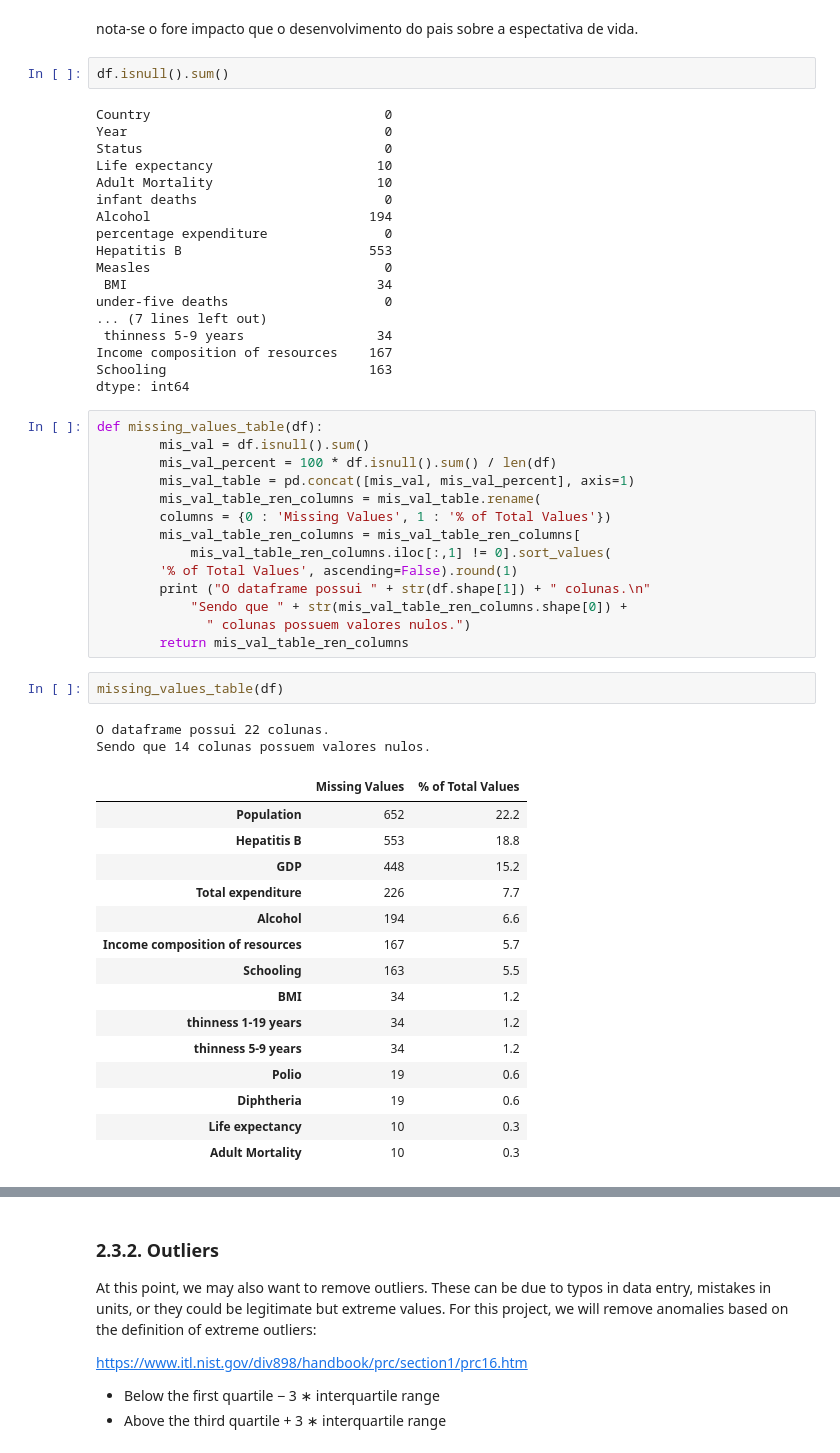
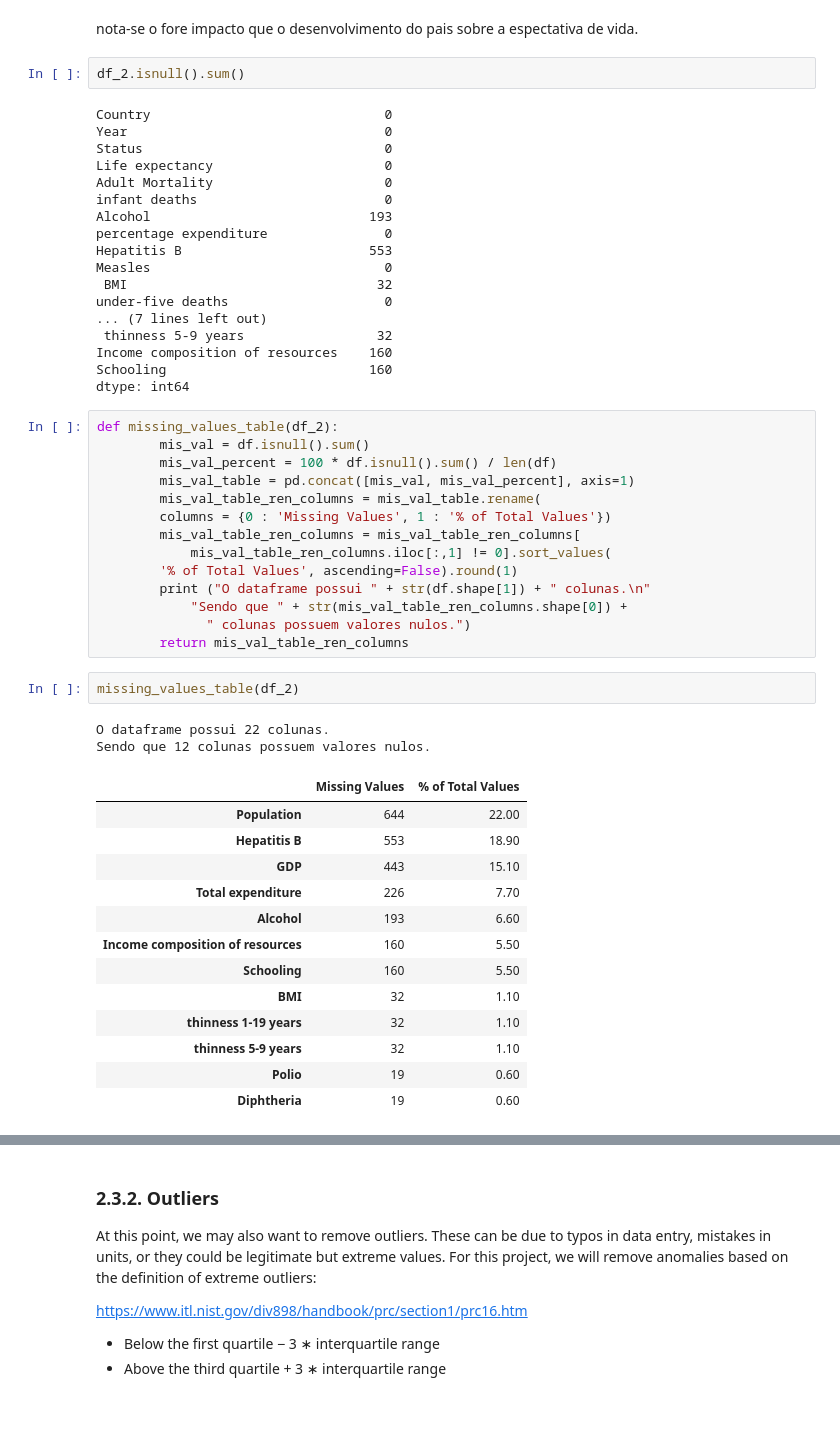
Before and after one commit to jpmrdad26/Projetos-Ciencia-de-dados, a Jupyter notebook: CRISP-DM Projeto Final.ipynb, the cells around one changed output, grey strips where cells are left out. Cells and saved outputs as stored; diff of their text form; blank space fills up the shorter version.

```diff
--- a/CRISP-DM Projeto Final.ipynb
+++ b/CRISP-DM Projeto Final.ipynb
@@ -417,27 +417,27 @@ No artists with labels found to put in legend.  Note that artists whose label st
 # %% [markdown]
 nota-se o fore impacto que o desenvolvimento do pais sobre a espectativa de vida.
 # %%
-df.isnull().sum()
+df_2.isnull().sum()
 # %% [output]
 Country                              0
 Year                                 0
 Status                               0
-Life expectancy                     10
-Adult Mortality                     10
+Life expectancy                      0
+Adult Mortality                      0
 infant deaths                        0
-Alcohol                            194
+Alcohol                            193
 percentage expenditure               0
 Hepatitis B                        553
 Measles                              0
- BMI                                34
+ BMI                                32
 under-five deaths                    0
 ... (7 lines left out)
- thinness 5-9 years                 34
-Income composition of resources    167
-Schooling                          163
+ thinness 5-9 years                 32
+Income composition of resources    160
+Schooling                          160
 dtype: int64
 # %%
-def missing_values_table(df):
+def missing_values_table(df_2):
         mis_val = df.isnull().sum()
         mis_val_percent = 100 * df.isnull().sum() / len(df)
         mis_val_table = pd.concat([mis_val, mis_val_percent], axis=1)
@@ -451,22 +451,20 @@ def missing_values_table(df):
               " colunas possuem valores nulos.")
         return mis_val_table_ren_columns
 # %%
-missing_values_table(df)
+missing_values_table(df_2)
 # %% [output]
 O dataframe possui 22 colunas.
-Sendo que 14 colunas possuem valores nulos.
+Sendo que 12 colunas possuem valores nulos.
 |  | Missing Values | % of Total Values |
-| Population | 652 | 22.2 |
-| Hepatitis B | 553 | 18.8 |
-| GDP | 448 | 15.2 |
-| Total expenditure | 226 | 7.7 |
-| Alcohol | 194 | 6.6 |
-| Income composition of resources | 167 | 5.7 |
-| Schooling | 163 | 5.5 |
-| BMI | 34 | 1.2 |
-| thinness 1-19 years | 34 | 1.2 |
-| thinness 5-9 years | 34 | 1.2 |
-| Polio | 19 | 0.6 |
-| Diphtheria | 19 | 0.6 |
-| Life expectancy | 10 | 0.3 |
-| Adult Mortality | 10 | 0.3 |
+| Population | 644 | 22.00 |
+| Hepatitis B | 553 | 18.90 |
+| GDP | 443 | 15.10 |
+| Total expenditure | 226 | 7.70 |
+| Alcohol | 193 | 6.60 |
+| Income composition of resources | 160 | 5.50 |
+| Schooling | 160 | 5.50 |
+| BMI | 32 | 1.10 |
+| thinness 1-19 years | 32 | 1.10 |
+| thinness 5-9 years | 32 | 1.10 |
+| Polio | 19 | 0.60 |
+| Diphtheria | 19 | 0.60 |
```
Also changed, not shown: parts of 9 cells of this notebook.
